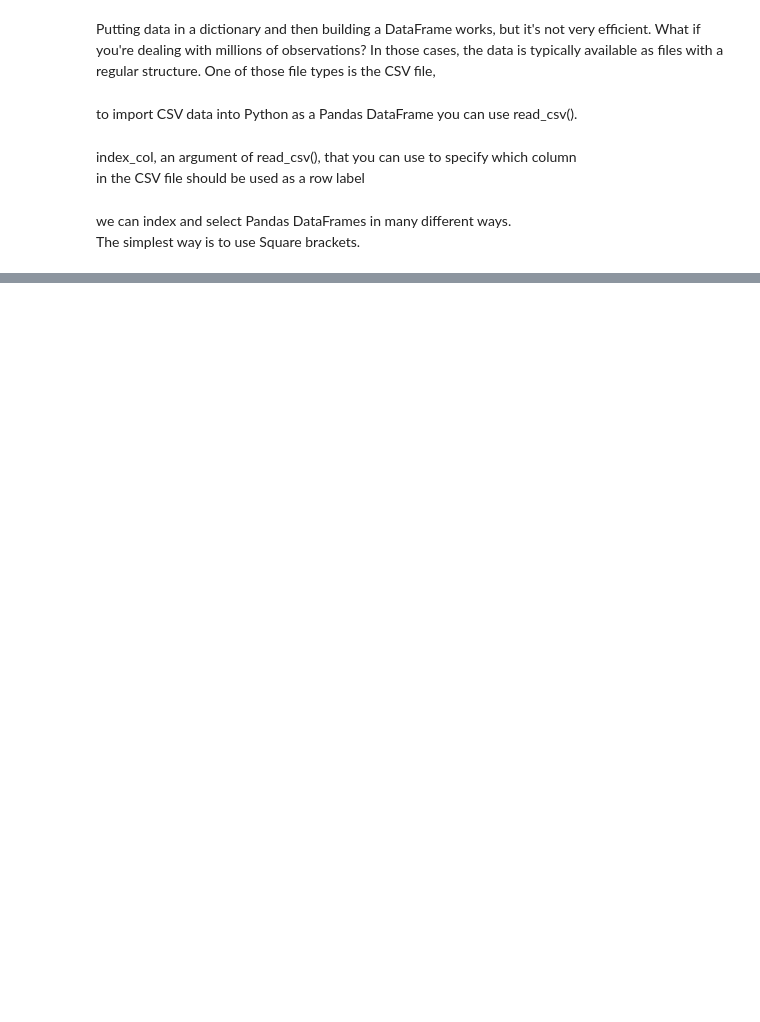
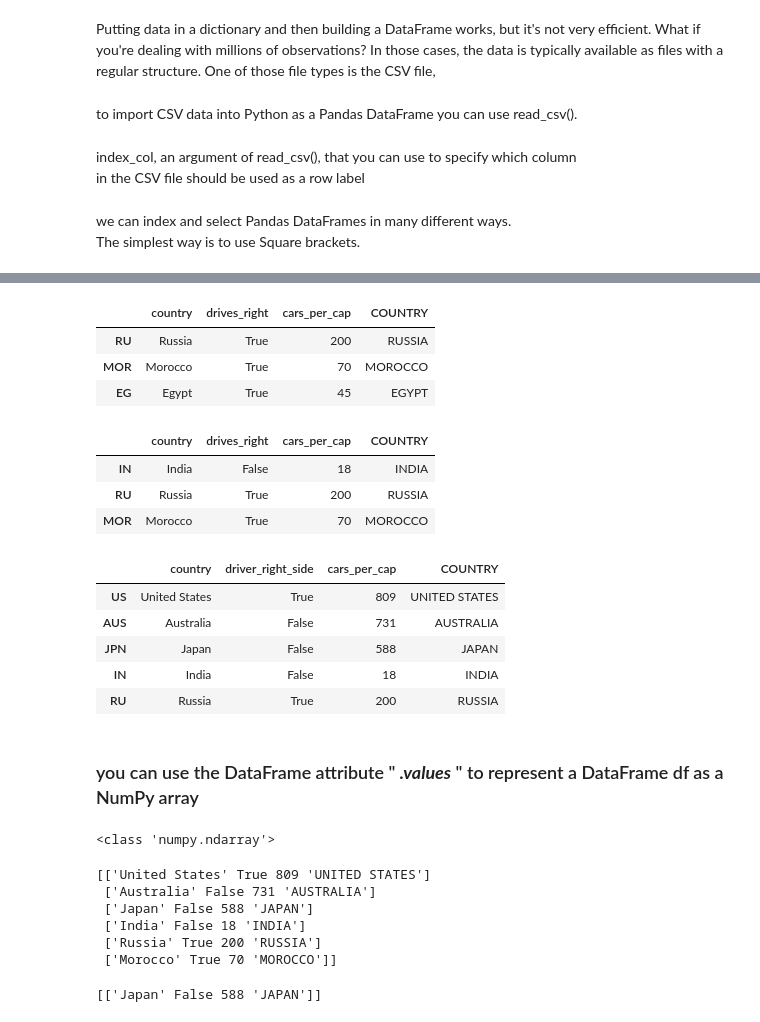
Before and after one commit to SurajKande/Training, a Jupyter notebook: python_pandas.ipynb, the cells around one changed output, grey strips where cells are left out. Saved outputs shown, nothing was run; the diff lists cells and outputs as text; code cells hidden in the pictures; blank space fills up the shorter version.

```diff
--- a/python_pandas.ipynb
+++ b/python_pandas.ipynb
@@ -219,0 +314,4 @@ To confirm that this is the case, you can leverage the power of regular expressi
+# %%
+# Use .apply(str.upper)
+data_frame["COUNTRY"] = data_frame["country"].apply(str.upper)    #creating a new column
+print(data_frame[["country","COUNTRY"]])
@@ -219,0 +347,48 @@ To confirm that this is the case, you can leverage the power of regular expressi
+# %%
+data_frame.tail(3)   #data frame before deletion
+# %% [output]
+|  | country | drives_right | cars_per_cap | COUNTRY |
+| RU | Russia | True | 200 | RUSSIA |
+| MOR | Morocco | True | 70 | MOROCCO |
+| EG | Egypt | True | 45 | EGYPT |
+# %%
+remove_indexs = data_frame[data_frame['country'] == 'Egypt'].index      # will get the indexs of rows with Duraion = 2016-17
+data_frame.drop(remove_indexs, inplace = True)
+# %%
+data_frame.tail(3)  #data frame after deletion
+# %% [output]
+|  | country | drives_right | cars_per_cap | COUNTRY |
+| IN | India | False | 18 | INDIA |
+| RU | Russia | True | 200 | RUSSIA |
+| MOR | Morocco | True | 70 | MOROCCO |
+# %%
+#to rename column name
+data_frame.rename(columns = {'drives_right':'driver_right_side'}, inplace=True)
+data_frame.head()
+# %% [output]
+|  | country | driver_right_side | cars_per_cap | COUNTRY |
+| US | United States | True | 809 | UNITED STATES |
+| AUS | Australia | False | 731 | AUSTRALIA |
+| JPN | Japan | False | 588 | JAPAN |
+| IN | India | False | 18 | INDIA |
+| RU | Russia | True | 200 | RUSSIA |
+# %% [markdown]
+ ### you can use the DataFrame attribute " ***.values*** "  to represent a DataFrame df as a NumPy array
+# %%
+np_dataframe = data_frame.values
+print(type(np_dataframe))
+# %% [output]
+<class 'numpy.ndarray'>
+# %%
+print(np_dataframe)
+# %% [output]
+[['United States' True 809 'UNITED STATES']
+ ['Australia' False 731 'AUSTRALIA']
+ ['Japan' False 588 'JAPAN']
+ ['India' False 18 'INDIA']
+ ['Russia' True 200 'RUSSIA']
+ ['Morocco' True 70 'MOROCCO']]
+# %%
+print(np_dataframe[2:3])
+# %% [output]
+[['Japan' False 588 'JAPAN']]
```
Also changed, not shown: parts of 58 cells of this notebook.
